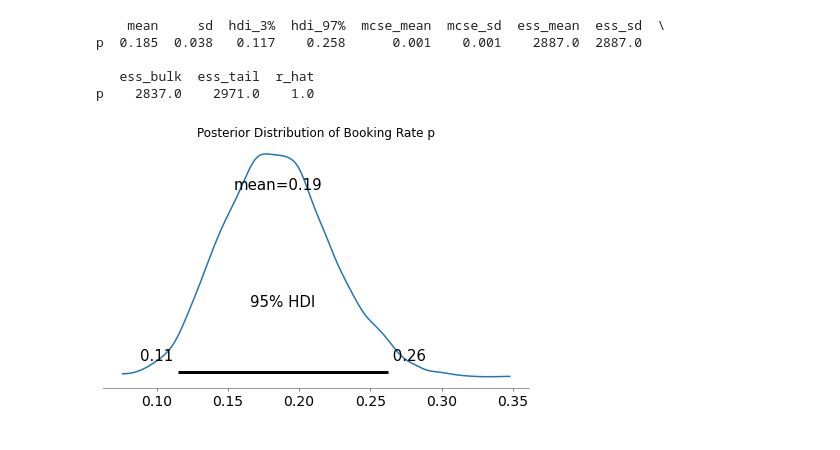
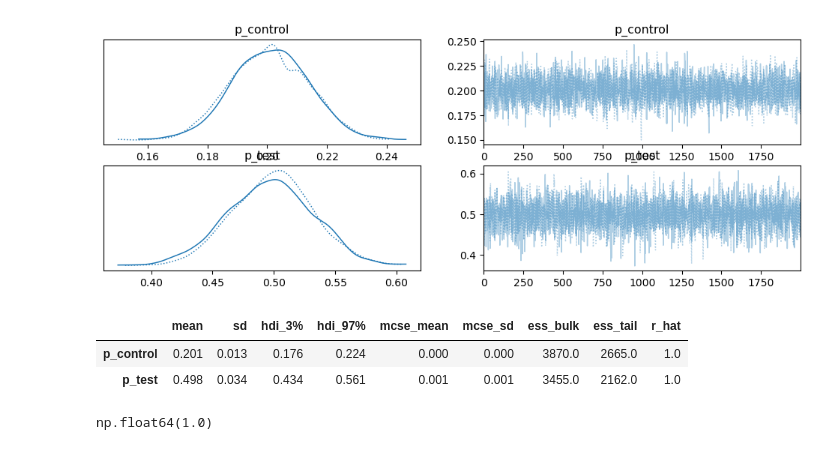
Before and after one commit to ntran119/Studying_Practice_Notebooks, a Jupyter notebook: PyMC_notebook.ipynb, the cells around one changed output. Cells and saved outputs as stored; diff of their text form; code cells hidden in the pictures.

```diff
--- a/PyMC_notebook.ipynb
+++ b/PyMC_notebook.ipynb
@@ -14,21 +47,32 @@ n_booked = 18
 # %%
-with pm.Model() as model:
+# Beysian Model
+with pm.Model() as ab_model:
 
-    # Prior for booking rate (p)
-    p = pm.Beta("p", alpha=1, beta=1)  # Uninformative Beta(1,1)
+    # Control prior (informed by historical data)
+    p_control = pm.Beta(
+        "p_control",
+        alpha=control_booked + 1,
+        beta=control_rejected + 1
+    )
 
-    # Likelihood: number of bookings observed
-    bookings = pm.Binomial("bookings",
-                           n=n_applicants,
-                           p=p,
-                           observed=n_booked)
+    # Test prior (weak / neutral)
+    p_test = pm.Beta(
+        "p_test",
+        alpha=1,
+        beta=1
+    )
 
-    # Posterior sampling (MCMC with NUTS)
-    # return_inferencedata=True --> ensures we get an ArviZ InferenceData object
-    idata = pm.sample(
+    # Likelihood (only observed outcomes)
+    pm.Bernoulli(
+        "obs_test",
+        p=p_test,
+        observed=observed_test
+    )
+
+    trace = pm.sample(
         draws=2000,
         tune=1000,
-        target_accept=0.95,
-        return_inferencedata=True
+        cores=1,
+        target_accept=0.9
     )
 # %% [output]
@@ -41,15 +96,21 @@ Sampling 4 chains for 1_000 tune and 2_000 draw iterations (4_000 + 8_000 draws
 # %%
-print(az.summary(idata, var_names=["p"]))
+# Posterior Diagnostics
+az.plot_trace(trace, var_names=["p_control", "p_test"])
+plt.show()
+
+az.summary(trace, var_names=["p_control", "p_test"])
 # %% [output]
-    mean     sd  hdi_3%  hdi_97%  mcse_mean  mcse_sd  ess_mean  ess_sd  \
-p  0.185  0.038   0.117    0.258      0.001    0.001    2887.0  2887.0
-
-   ess_bulk  ess_tail  r_hat
-p    2837.0    2971.0    1.0
+[figure, added]
+|  | mean | sd | hdi_3% | hdi_97% | mcse_mean | mcse_sd | ess_bulk | ess_tail | r_hat |
+| p_control | 0.201 | 0.013 | 0.176 | 0.224 | 0.000 | 0.000 | 3870.0 | 2665.0 | 1.0 |
+| p_test | 0.498 | 0.034 | 0.434 | 0.561 | 0.001 | 0.001 | 3455.0 | 2162.0 | 1.0 |
 # %%
-az.plot_posterior(idata, var_names=["p"], hdi_prob=0.95)
-plt.title("Posterior Distribution of Booking Rate p")
-plt.show()
+# Probability test beats control
+p_test_samples = trace.posterior["p_test"].values.flatten()
+p_control_samples = trace.posterior["p_control"].values.flatten()
+
+prob_test_better = np.mean(p_test_samples > p_control_samples)
+prob_test_better
 # %% [output]
-[figure, removed]
+np.float64(1.0)
 # %%
```
Also changed, not shown: parts of 8 cells of this notebook.
